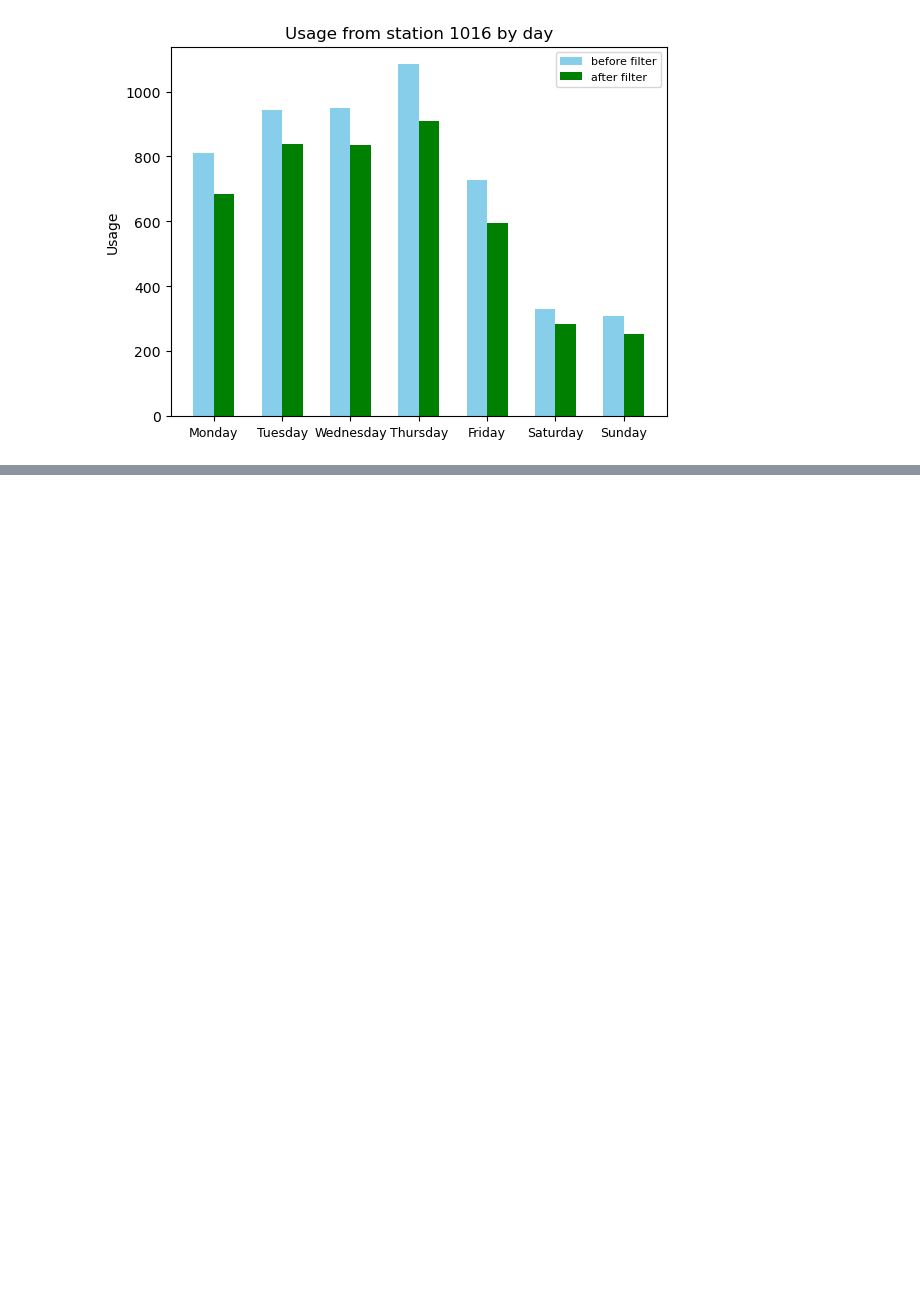
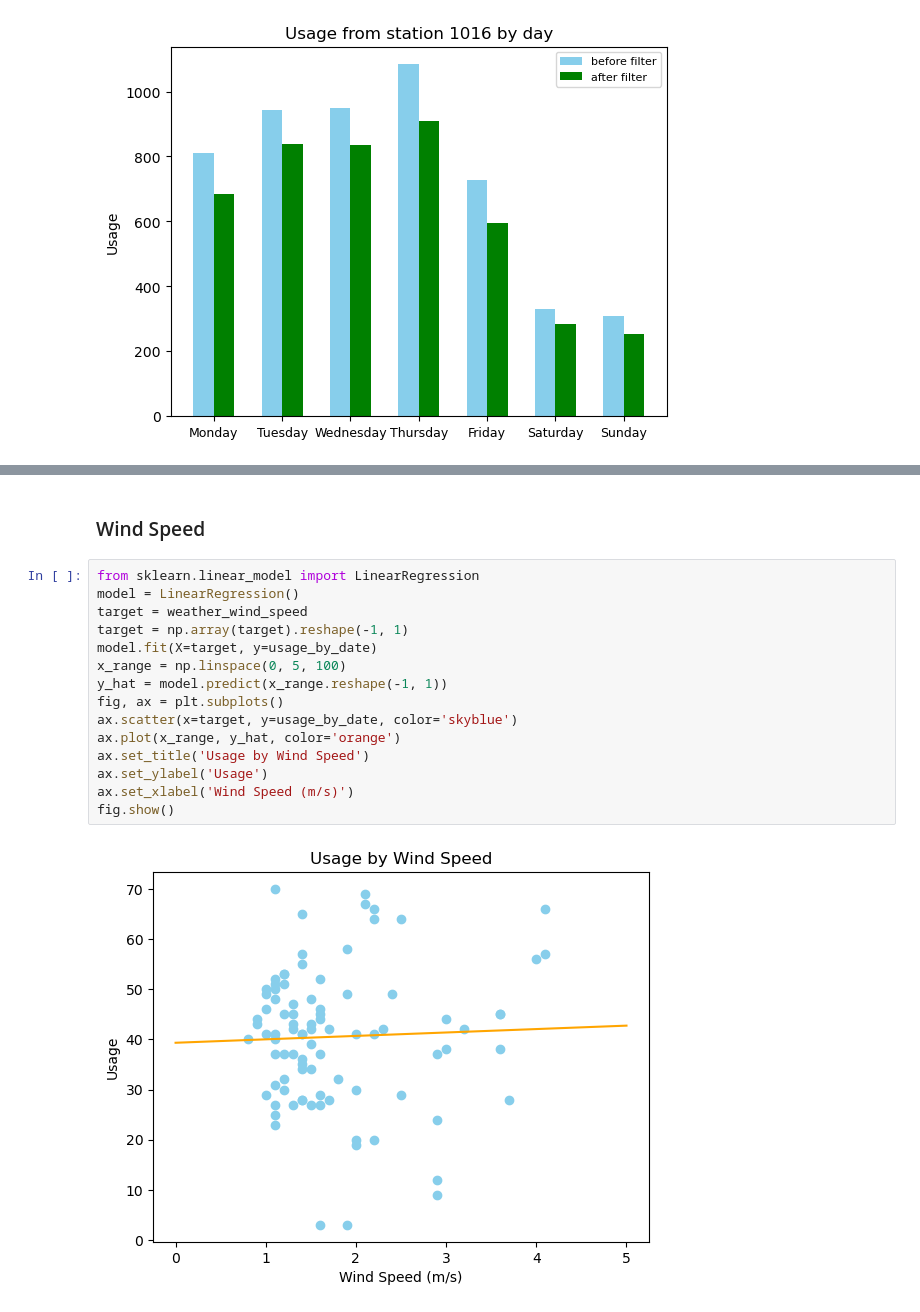
Before and after one commit to FlowerfulFort/TashuAnalysis, a Jupyter notebook: Usage_Analysis_2.ipynb, the cells around one changed output, grey strips where cells are left out. Drawn from its saved outputs; the diff is of its cells as text; blank space fills up the shorter version.

```diff
--- a/Usage_Analysis_2.ipynb
+++ b/Usage_Analysis_2.ipynb
@@ -214,0 +283,19 @@ fig.show()
+# %% [markdown]
+### Wind Speed
+# %%
+from sklearn.linear_model import LinearRegression
+model = LinearRegression()
+target = weather_wind_speed
+target = np.array(target).reshape(-1, 1)
+model.fit(X=target, y=usage_by_date)
+x_range = np.linspace(0, 5, 100)
+y_hat = model.predict(x_range.reshape(-1, 1))
+fig, ax = plt.subplots()
+ax.scatter(x=target, y=usage_by_date, color='skyblue')
+ax.plot(x_range, y_hat, color='orange')
+ax.set_title('Usage by Wind Speed')
+ax.set_ylabel('Usage')
+ax.set_xlabel('Wind Speed (m/s)')
+fig.show()
+# %% [output]
+[figure, added]
```
Also changed, not shown: parts of 30 cells of this notebook.
